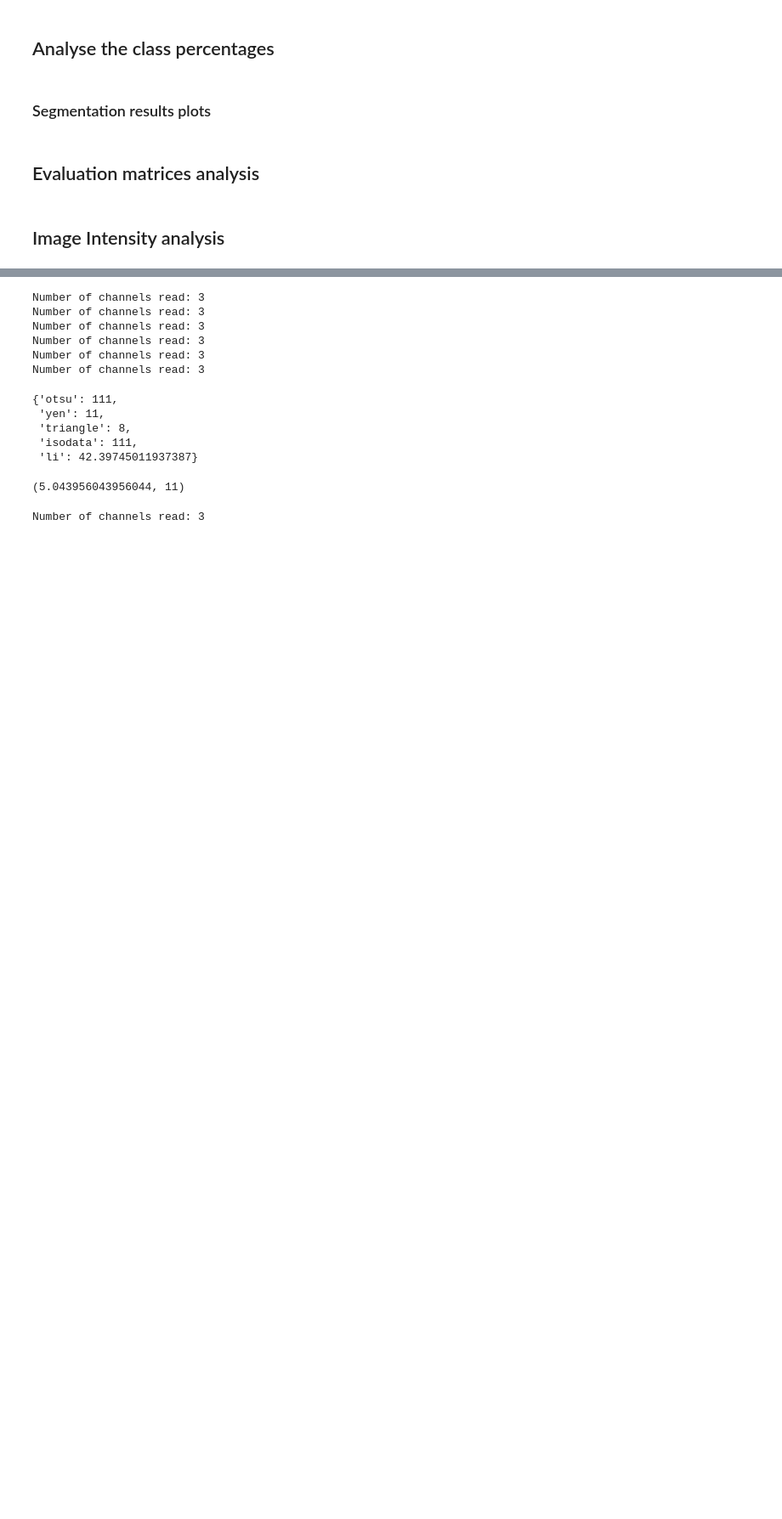
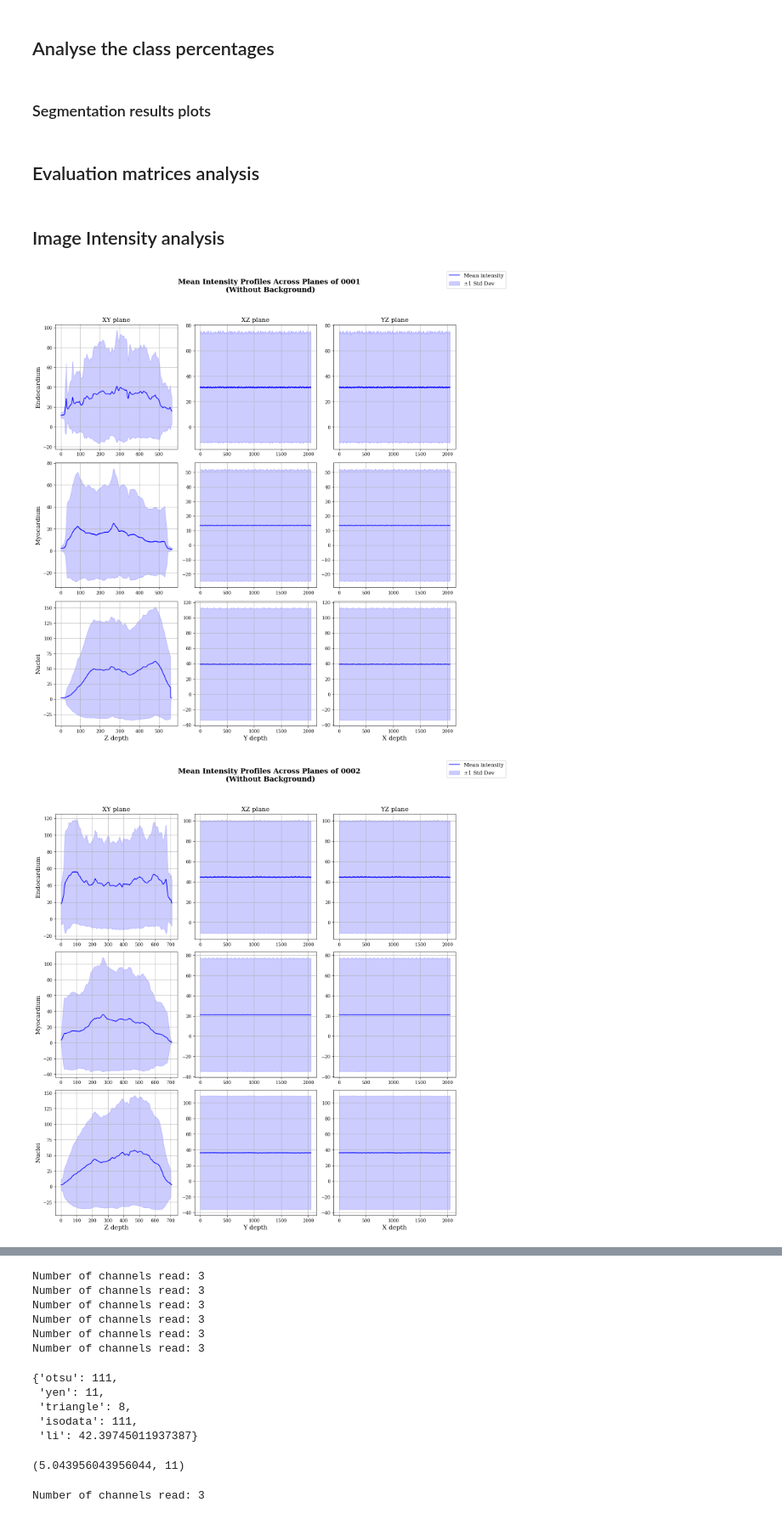
Before and after one commit to Dinuka-1999/R1, a Jupyter notebook: Image_Analysis/image_analysis.ipynb, the cells around one changed output, grey strips where cells are left out. Shown at 85% size. Cells and saved outputs as stored; diff of their text form; code cells hidden in the pictures; blank space fills up the shorter version.

```diff
--- a/Image_Analysis/image_analysis.ipynb
+++ b/Image_Analysis/image_analysis.ipynb
@@ -160,7 +160,7 @@ for ID,label in enumerate([1,2,3,4,5]):
                     [Dice[r][start_end[str(int(img_IDs[r]))][0]],Dice[r][start_end[str(int(img_IDs[r]))][1]]], color='black', s=100)
 
         ax2.plot(x,IoU[r], marker='.',label=f'Image {img_IDs[r]}')
-        ax2.scatter([start_end[str(int(img_IDs[r]))][0], start_end[str(int(img_IDs[r]))][1]], \
+        ax2.scatter([start_end[str(int(img_IDs[r]))][0]/n, start_end[str(int(img_IDs[r]))][1]/n], \
                     [IoU[r][start_end[str(int(img_IDs[r]))][0]],IoU[r][start_end[str(int(img_IDs[r]))][1]]], color='black', s=100)
     ax1.set_title(f'Dice through z-axis for {label_names[ID]}')
     ax1.set_xlabel('Z-axis (slices)')
@@ -349,10 +349,14 @@ import nibabel as nib
 import os
 import numpy as np
 import matplotlib.pyplot as plt
+import matplotlib as mpl
 
-folder = "/Users/dbattagodage/Desktop/Datasets/nnUnet_raw/Dataset352_IF/imagesTr"
-destination = "/Users/dbattagodage/Desktop/Datasets/Image_analysis/Intensity_plots/new_testing"
-segmentation_folder = "/Users/dbattagodage/Desktop/Datasets/nnUnet_raw/Dataset352_IF/labelsTr"
+# Set global font to DejaVu Serif
+mpl.rcParams['font.family'] = 'DejaVu Serif'
+
+folder = "/home/cellsmb/Desktop/Dinuka/Image_Analysis/nnUnet_raw/imagesTr"
+destination = "/home/cellsmb/Desktop/Dinuka/Image_Analysis/Intensity_plots/training"
+segmentation_folder = "/home/cellsmb/Desktop/Dinuka/Image_Analysis/nnUnet_raw/labelsTr"
 
 file_List=os.listdir(folder)
 file_List.sort()
@@ -406,7 +410,7 @@ def plot_intensity_profiles(images, files, volume:bool=False,seg:bool=False):
             ax[r].grid()
         plt.tight_layout()
         plt.show()
-        plt.savefig(os.path.join(destination,f"Intensity_plot_Volume_{files.split('_')[2]}.png"))
+        fig.savefig(os.path.join(destination,f"Intensity_plot_Volume_without_background.png"), dpi=300)
         plt.close()
 
     else:
@@ -434,18 +438,18 @@ def plot_intensity_profiles(images, files, volume:bool=False,seg:bool=False):
         ax[2, 0].set_xlabel("Z depth", fontsize=14)
         ax[2, 1].set_xlabel("Y depth", fontsize=14)
         ax[2, 2].set_xlabel("X depth", fontsize=14)
-        fig.text(0.04, 0.5, "Intensity", va="center", rotation="vertical", fontsize=14)
+        # fig.text(0.04, 0.5, "Intensity", va="center", rotation="vertical", fontsize=14)
 
         # Shared legend
         handles, labels = ax[0, 0].get_legend_handles_labels()
         fig.legend(handles, labels, loc="upper right", fontsize=12)
 
         # Super title
-        fig.suptitle(f"Mean Intensity Profiles Across Planes of {files.split('_')[2]}", fontsize=16, fontweight="bold")
+        fig.suptitle(f"Mean Intensity Profiles Across Planes of {files.split('_')[2]}\n (Without Background)", fontsize=16, fontweight="bold")
 
         plt.tight_layout(rect=[0, 0, 0.9, 0.95])
         plt.show()
-        plt.savefig(os.path.join(destination,f"Intensity_plot_{files.split('_')[2]}.png"))
+        fig.savefig(os.path.join(destination,f"Intensity_plot_{files.split('_')[2]}_without_background.png"), dpi=300)
         plt.close()
 
 def intensity_profiles(volume:bool=False, only_foreground:bool=False):
@@ -470,12 +474,15 @@ def intensity_profiles(volume:bool=False, only_foreground:bool=False):
                 foreground_mask = seg_arr > 0
                 if arrs:
                     for idx, arr in enumerate(arrs):
-                        arr = arr * foreground_mask
-                        plot_intensity_profiles(arr, files=file, volume=volume,seg=True)
+                        arrs[idx] = arr * foreground_mask
+                    plot_intensity_profiles(arrs, files=file, volume=volume,seg=True)
     else:
         if segmentation_folder is None:
             raise ValueError("Segmentation folder must be provided when only_foreground is True.")
         else:
             plot_intensity_profiles(file_List, file_List, volume=volume,seg=True)
 # %%
-intensity_profiles(volume=True, only_foreground=True)
+intensity_profiles(volume=False, only_foreground=True)
+# %% [output]
+[figure, added]
+[figure, added]
```
Also changed, not shown: parts of 1 cell of this notebook, 3 other files.
